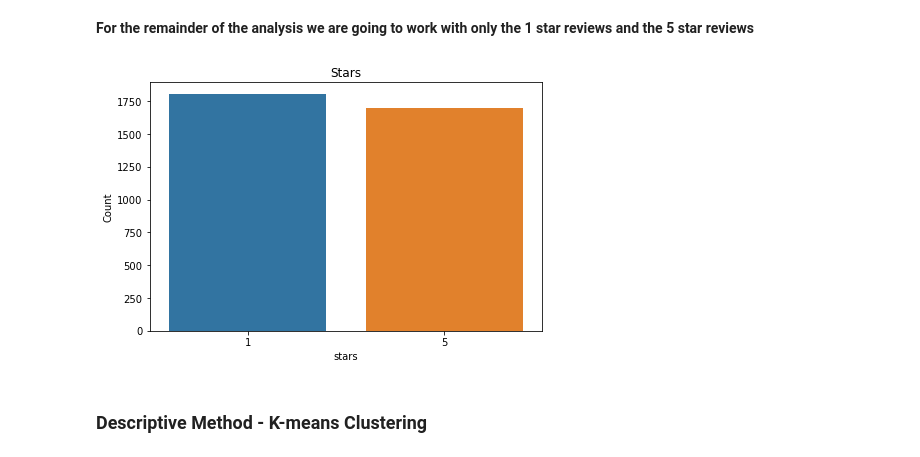
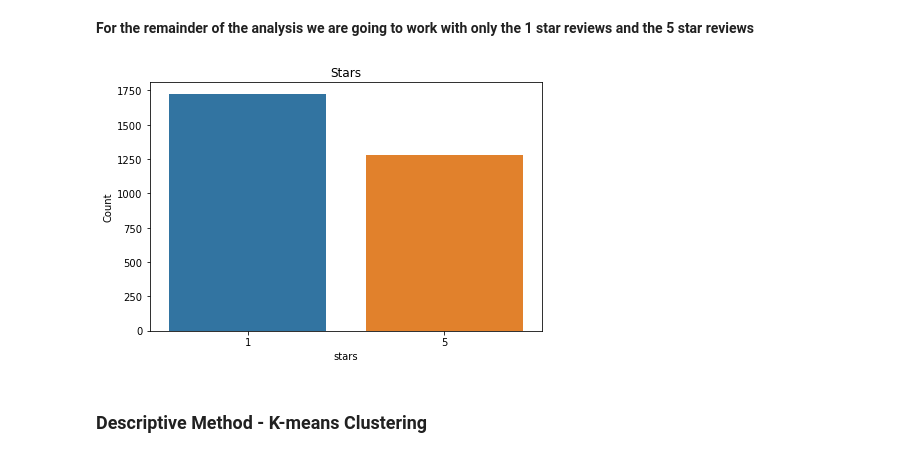
Before and after one commit to JCrawford1122/NLP_Project, a Jupyter notebook: yelp_nlp.ipynb, the cells around one changed output. Drawn from its saved outputs; the diff is of its cells as text; code cells hidden in the pictures.

```diff
--- a/yelp_nlp.ipynb
+++ b/yelp_nlp.ipynb
@@ -148,15 +148,15 @@ sns.heatmap(reviews.corr(), cmap='coolwarm', annot=True)
 # %%
 
 reviews_class = reviews[(reviews.stars==1) | (reviews.stars==5)]
-reviews_class = reviews_class.iloc[2000:5500]
+reviews_class = reviews_class.iloc[2500:5500]
 fig = plt.figure(figsize=(12,8))
 axes1 = plt.subplot(2,2,1)
 axes1 = sns.countplot(x='stars', data=reviews_class)
 axes1.set_title('Stars')
 axes1.set_ylabel('Count')
 plt.tight_layout()
 # %% [output]
-[figure, old version]
+[figure, new version]
 # %% [markdown]
 <h3> Descriptive Method - K-means Clustering </h3>
 # %% [markdown]
```
Also changed, not shown: parts of 6 cells of this notebook, 1 other file.
